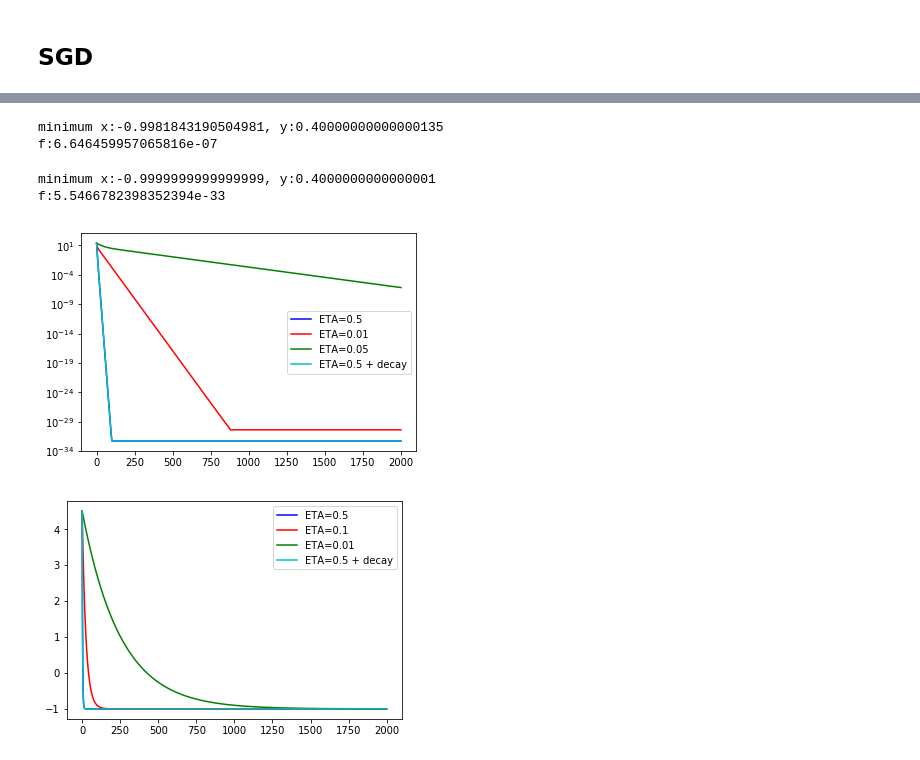
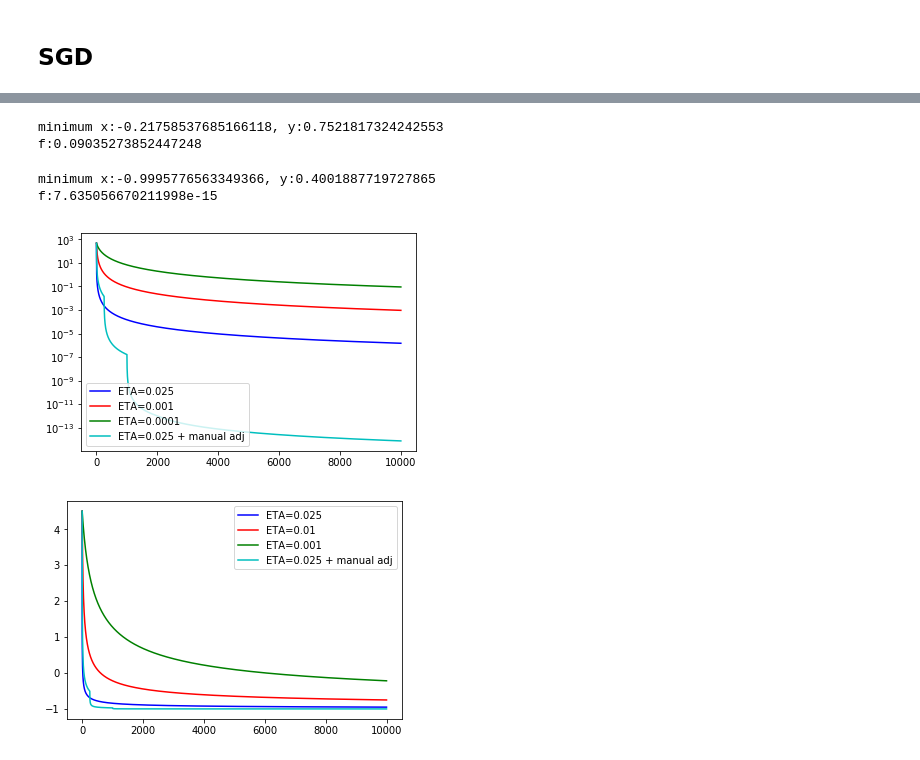
Before and after one commit to takaiwai/deep-learning-for-art-and-design, a Jupyter notebook: 08_2_learning_rate_decay.ipynb, the cells around one changed output, grey strips where cells are left out. Saved outputs shown, nothing was run; the diff lists cells and outputs as text; code cells hidden in the pictures.

```diff
--- a/08_2_learning_rate_decay.ipynb
+++ b/08_2_learning_rate_decay.ipynb
@@ -27,7 +27,7 @@ But there's a problem.
 Vanishing gradient.
 # %%
 def f(variables):
-    return (((variables['x'] + 1.0) ** 2) * 0.2 + (variables['y'] - 0.4) ** 2)
+    return (((variables['x'] + np.longdouble(1.0)) ** 4) * np.longdouble(0.2) + (variables['y'] - np.longdouble(0.4)) ** 4)
 
 x = np.linspace(-10, 10, 30)
 y = np.linspace(-10, 10, 30)
@@ -44,6 +44,6 @@ ax.plot_wireframe(X, Y, Z, color='black', linewidth=0.5)
 # %%
 def gradient(variables, variable_name):
-    h = 1e-4
+    h = np.longdouble(1e-5)
     input2 = variables.copy()
     input2[variable_name] += h
 
@@ -152,22 +134,13 @@ f:4.289431172139252e-31
 # %%
-current_x = 4.5
-current_y = 4.5
-
-BETA1 = 0.9
-BETA2 = 0.999
-EPSILON = 1e-8
-
-vx = 0.0
-sx = 0.0
-vy = 0.0
-sy = 0.0
+current_x = np.longdouble(4.5)
+current_y = np.longdouble(4.5)
 
 f_values3 = []
 x_values3 = []
 y_values3 = []
 
-for iteration in range(2000):
-    ETA = 0.01
+for iteration in range(10000):
+    ETA = np.longdouble(0.0001)
 
     current = {
         'x': current_x,
@@ -190,30 +163,27 @@ for iteration in range(2000):
 print("minimum x:{}, y:{}".format(current_x, current_y))
 print("f:{}".format(f(current)))
 # %% [output]
-minimum x:-0.9981843190504981, y:0.40000000000000135
-f:6.646459957065816e-07
+minimum x:-0.21758537685166118, y:0.7521817324242553
+f:0.09035273852447248
 # %%
-current_x = 4.5
-current_y = 4.5
-
-BETA1 = 0.9
-BETA2 = 0.999
-EPSILON = 1e-8
-
-vx = 0.0
-sx = 0.0
-vy = 0.0
-sy = 0.0
+current_x = np.longdouble(4.5)
+current_y = np.longdouble(4.5)
 
 f_values4 = []
 x_values4 = []
 y_values4 = []
 
-for iteration in range(2000):
+for iteration in range(10000):
     if iteration < 250:
-        ETA = 0.8
+        ETA = np.longdouble(0.01)
+    elif iteration < 1000:
+        ETA = np.longdouble(1.0)
+    elif iteration < 2000:
+        ETA = np.longdouble(300.0)
+    elif iteration < 8000:
+        ETA = np.longdouble(400.0)
     else:
-        ETA = 0.1
+        ETA = np.longdouble(400)
 
     current = {
         'x': current_x,
@@ -237,26 +207,26 @@ for iteration in range(2000):
 print("minimum x:{}, y:{}".format(current_x, current_y))
 print("f:{}".format(f(current)))
 # %% [output]
-minimum x:-0.9999999999999999, y:0.4000000000000001
-f:5.5466782398352394e-33
+minimum x:-0.9995776563349366, y:0.4001887719727865
+f:7.635056670211998e-15
 # %%
-plt.plot(f_values, 'b', label='ETA=0.5')
-plt.plot(f_values2, 'r', label='ETA=0.01')
-plt.plot(f_values3, 'g', label='ETA=0.05')
-plt.plot(f_values4, 'c', label='ETA=0.5 + decay')
+plt.plot(f_values, 'b', label='ETA=0.025')
+plt.plot(f_values2, 'r', label='ETA=0.001')
+plt.plot(f_values3, 'g', label='ETA=0.0001')
+plt.plot(f_values4, 'c', label='ETA=0.025 + manual adj')
 plt.yscale('log')
 plt.legend()
 plt.show()
 # %% [output]
-[figure, old version]
+[figure, new version]
 # %%
-plt.plot(x_values, 'b', label='ETA=0.5')
-plt.plot(x_values2, 'r', label='ETA=0.1')
-plt.plot(x_values3, 'g', label='ETA=0.01')
-plt.plot(x_values4, 'c', label='ETA=0.5 + decay')
+plt.plot(x_values, 'b', label='ETA=0.025')
+plt.plot(x_values2, 'r', label='ETA=0.01')
+plt.plot(x_values3, 'g', label='ETA=0.001')
+plt.plot(x_values4, 'c', label='ETA=0.025 + manual adj')
 # plt.yscale('log')
 plt.legend()
 plt.show()
 # %% [output]
-[figure, old version]
+[figure, new version]
 # %%
```
Also changed, not shown: parts of 5 cells of this notebook.
